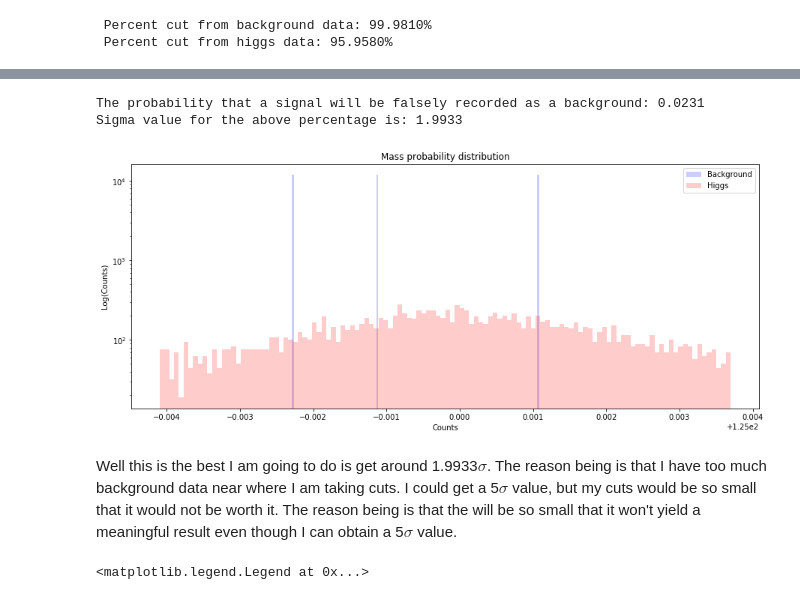
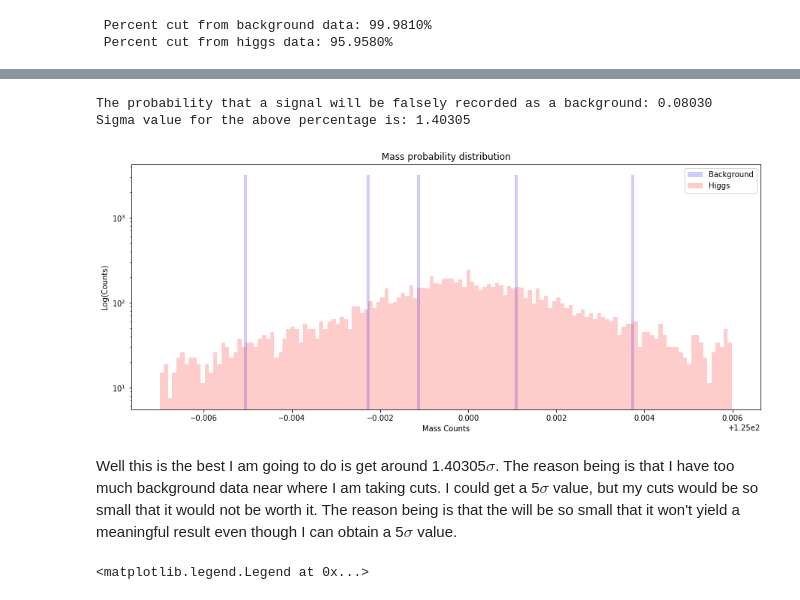
Before and after one commit to MikePhen12/Phys_434_portfolio, a Jupyter notebook: Lab_7.ipynb, the cells around one changed output, grey strips where cells are left out. Saved outputs shown, nothing was run; the diff lists cells and outputs as text; code cells hidden in the pictures.

```diff
--- a/Lab_7.ipynb
+++ b/Lab_7.ipynb
@@ -256,6 +255,6 @@ Sigma value for the above percentage is: 1.1724
 # %%
-qcd_background_mass_cut = qcd_background_data.query(f' 124.9959 < mass < 125.0037')
-higgs_data_mass_cut = higgs_data.query(f' 124.9959 < mass < 125.0037')
+qcd_background_mass_cut = qcd_background_data.query(f' 124.993 < mass < 125.006')
+higgs_data_mass_cut = higgs_data.query(f' 124.993 < mass < 125.006')
 background_cut = len(qcd_background_mass_cut)/len(qcd_background_data)
 higgs_cut = len(higgs_data_mass_cut)/len(higgs_data)
 print(f' Percent cut from background data: {(1 - background_cut)*100:.4f}%')
@@ -266,24 +265,24 @@ print(f' Percent cut from higgs data: {(1 - higgs_cut)*100:.4f}%')
 # %%
-bins = 120; alph = .2; sigma=0
+bins = 140; alph = .2; sigma=0
 fig, (ax) = plt.subplots(1, 1, figsize = (15, 6))
 ax.hist(qcd_background_mass_cut['mass'], bins, alpha = alph, density = True, color='b', label='Background')
 ax.hist(higgs_data_mass_cut['mass'], bins, alpha = alph, density = True, color='r', label='Higgs')
 ax.set_yscale('log')
 ax.set_title('Mass probability distribution')
-ax.set_xlabel('Counts')
+ax.set_xlabel('Mass Counts')
 ax.set_ylabel('Log(Counts)')
 ax.legend()
 
 prob = 1 - stats.poisson.cdf(100*higgs_cut, 20000*background_cut, sigma)
 z = (stats.norm.ppf(1-(prob)))
-print(f'The probability that a signal will be falsely recorded as a background: {prob:.4f}')
-print(f'Sigma value for the above percentage is: {z:.4f}')
+print(f'The probability that a signal will be falsely recorded as a background: {prob:.5f}')
+print(f'Sigma value for the above percentage is: {z:.5f}')
 # %% [output]
-The probability that a signal will be falsely recorded as a background: 0.0231
-Sigma value for the above percentage is: 1.9933
+The probability that a signal will be falsely recorded as a background: 0.08030
+Sigma value for the above percentage is: 1.40305
-[figure, old version]
+[figure, new version]
 # %% [markdown]
-Well this is the best I am going to do is get around 1.9933$\sigma$. The reason being is that I have too much background data near where I am taking cuts. I could get a 5$\sigma$ value, but my cuts would be so small that it would not be worth it. The reason being is that the will be so small that it won't yield a meaningful result even though I can obtain a 5$\sigma$ value.
+Well this is the best I am going to do is get around 1.40305$\sigma$. The reason being is that I have too much background data near where I am taking cuts. I could get a 5$\sigma$ value, but my cuts would be so small that it would not be worth it. The reason being is that the will be so small that it won't yield a meaningful result even though I can obtain a 5$\sigma$ value.
 # %%
 bins = 90; alph = .2
 fig, (ax, ax1, ax2, ax3, ax4) = plt.subplots(1, 5, figsize = (20, 6))
```
Also changed, not shown: parts of 23 cells of this notebook, 1 other file.
